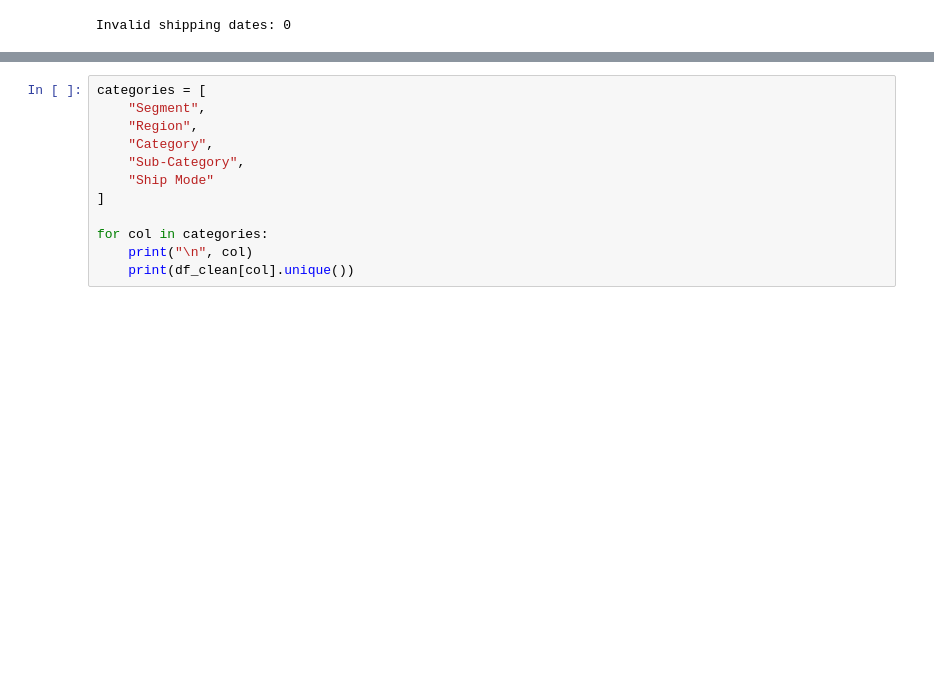
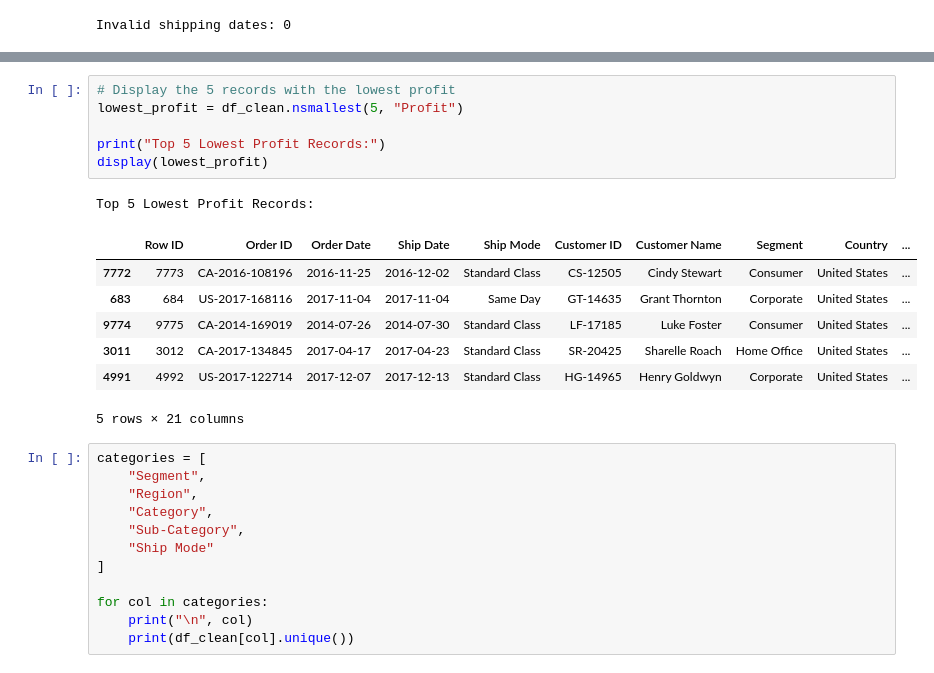
Before and after one commit to Daniya64/sales-analytics-project, a Jupyter notebook: notebooks/02_cleaning.ipynb, the cells around one changed output, grey strips where cells are left out. Cells and saved outputs as stored; diff of their text form; blank space fills up the shorter version.

```diff
--- a/notebooks/02_cleaning.ipynb
+++ b/notebooks/02_cleaning.ipynb
@@ -128,3 +143,18 @@ Invalid shipping dates: 0
+# %%
+# Display the 5 records with the lowest profit
+lowest_profit = df_clean.nsmallest(5, "Profit")
+
+print("Top 5 Lowest Profit Records:")
+display(lowest_profit)
+# %% [output]
+Top 5 Lowest Profit Records:
+|  | Row ID | Order ID | Order Date | Ship Date | Ship Mode | Customer ID | Customer Name | Segment | Country | ... |
+| 7772 | 7773 | CA-2016-108196 | 2016-11-25 | 2016-12-02 | Standard Class | CS-12505 | Cindy Stewart | Consumer | United States | ... |
+| 683 | 684 | US-2017-168116 | 2017-11-04 | 2017-11-04 | Same Day | GT-14635 | Grant Thornton | Corporate | United States | ... |
+| 9774 | 9775 | CA-2014-169019 | 2014-07-26 | 2014-07-30 | Standard Class | LF-17185 | Luke Foster | Consumer | United States | ... |
+| 3011 | 3012 | CA-2017-134845 | 2017-04-17 | 2017-04-23 | Standard Class | SR-20425 | Sharelle Roach | Home Office | United States | ... |
+| 4991 | 4992 | US-2017-122714 | 2017-12-07 | 2017-12-13 | Standard Class | HG-14965 | Henry Goldwyn | Corporate | United States | ... |
+5 rows × 21 columns
 # %%
 categories = [
     "Segment",
```
Also changed, not shown: parts of 2 cells of this notebook.
